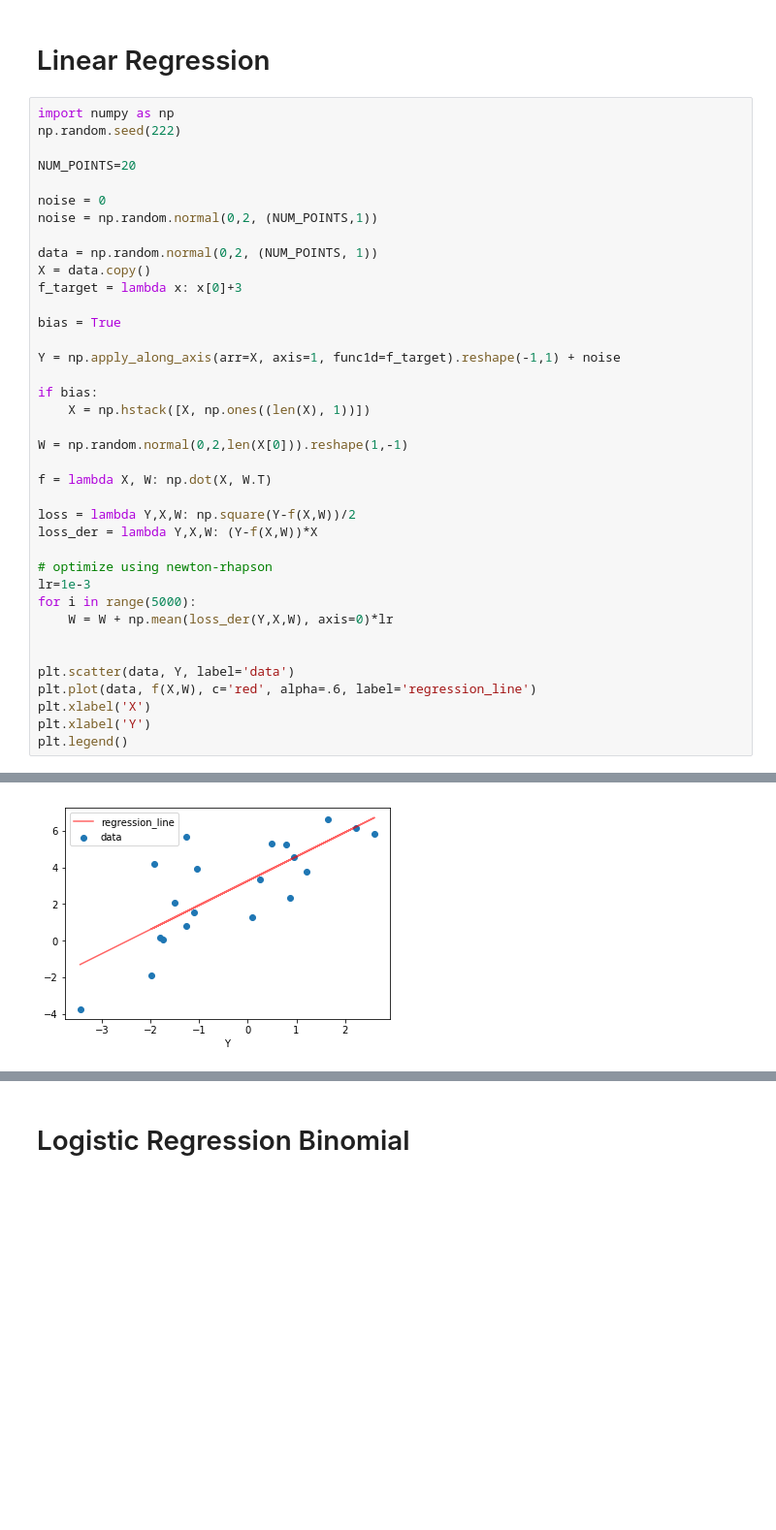
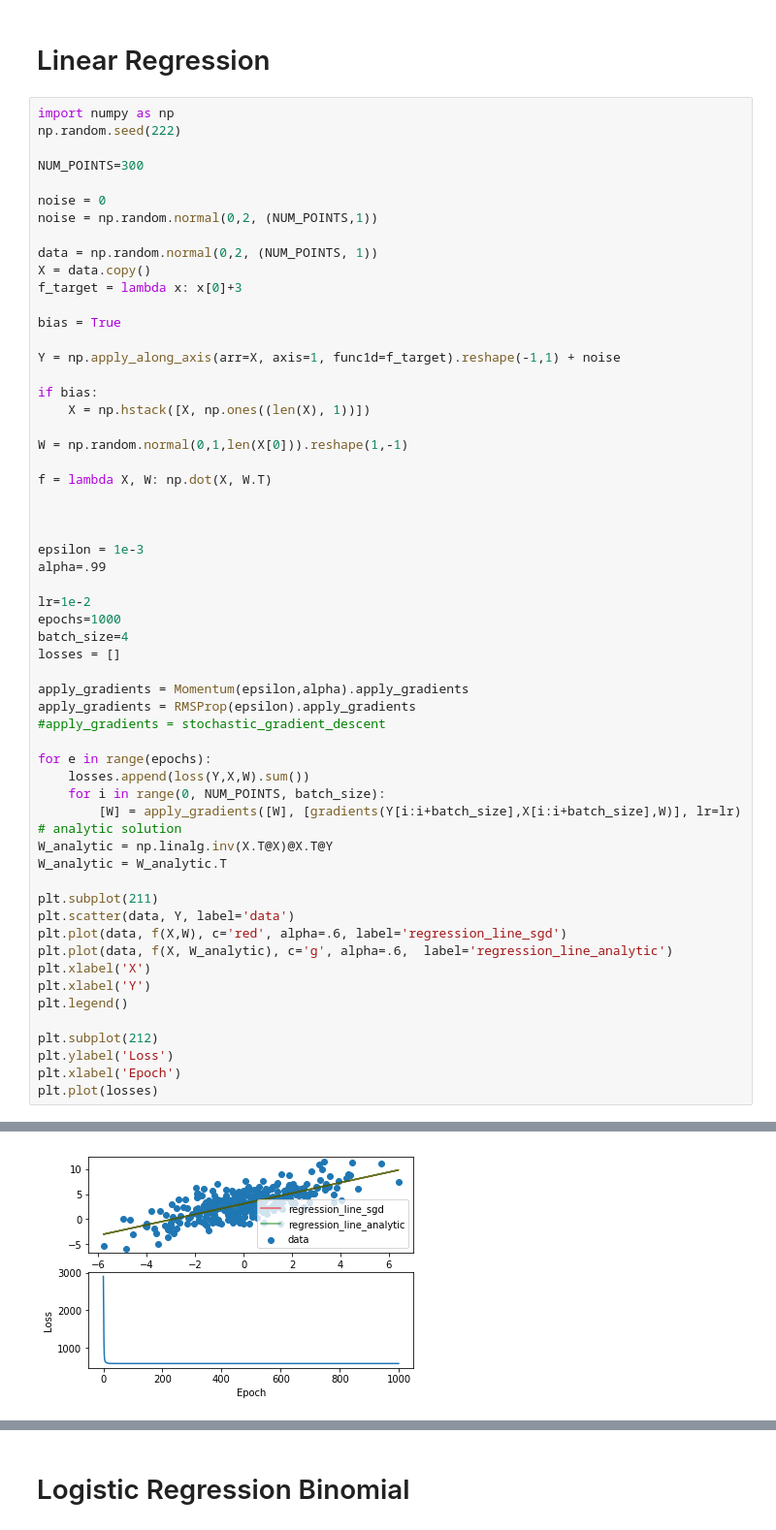
Before and after one commit to jimimvp/ml_from_scratch, a Jupyter notebook: Optimization.ipynb, the cells around one changed output, grey strips where cells are left out. Shown at 97% size. Saved outputs shown, nothing was run; the diff lists cells and outputs as text; blank space fills up the shorter version.

Commit message:
Added advanced optimizers

```diff
--- a/Optimization.ipynb
+++ b/Optimization.ipynb
@@ -36,7 +105,7 @@ array([[-1.05092661, -1.08230369]])
 import numpy as np
 np.random.seed(222)
 
-NUM_POINTS=20
+NUM_POINTS=300
 
 noise = 0
 noise = np.random.normal(0,2, (NUM_POINTS,1))
@@ -52,22 +121,42 @@ Y = np.apply_along_axis(arr=X, axis=1, func1d=f_target).reshape(-1,1) + noise
 if bias:
     X = np.hstack([X, np.ones((len(X), 1))])
 
-W = np.random.normal(0,2,len(X[0])).reshape(1,-1)
+W = np.random.normal(0,1,len(X[0])).reshape(1,-1)
 
 f = lambda X, W: np.dot(X, W.T)
 
-loss = lambda Y,X,W: np.square(Y-f(X,W))/2
-loss_der = lambda Y,X,W: (Y-f(X,W))*X
-
-# optimize using newton-rhapson
-lr=1e-3
-for i in range(5000):
-    W = W + np.mean(loss_der(Y,X,W), axis=0)*lr
 
 
+epsilon = 1e-3
+alpha=.99
+
+lr=1e-2
+epochs=1000
+batch_size=4
+losses = []
+
+apply_gradients = Momentum(epsilon,alpha).apply_gradients
+apply_gradients = RMSProp(epsilon).apply_gradients
+#apply_gradients = stochastic_gradient_descent
+
+for e in range(epochs):
+    losses.append(loss(Y,X,W).sum())
+    for i in range(0, NUM_POINTS, batch_size):
+        [W] = apply_gradients([W], [gradients(Y[i:i+batch_size],X[i:i+batch_size],W)], lr=lr)
+# analytic solution
+W_analytic = np.linalg.inv(X.T@X)@X.T@Y
+W_analytic = W_analytic.T
+
+plt.subplot(211)
 plt.scatter(data, Y, label='data')
-plt.plot(data, f(X,W), c='red', alpha=.6, label='regression_line')
+plt.plot(data, f(X,W), c='red', alpha=.6, label='regression_line_sgd')
+plt.plot(data, f(X, W_analytic), c='g', alpha=.6,  label='regression_line_analytic')
 plt.xlabel('X')
 plt.xlabel('Y')
 plt.legend()
+
+plt.subplot(212)
+plt.ylabel('Loss')
+plt.xlabel('Epoch')
+plt.plot(losses)
 # %% [output]
@@ -75 +164 @@ plt.legend()
-[figure, old version]
+[figure, new version]
```
Also changed, not shown: parts of 10 cells of this notebook.
